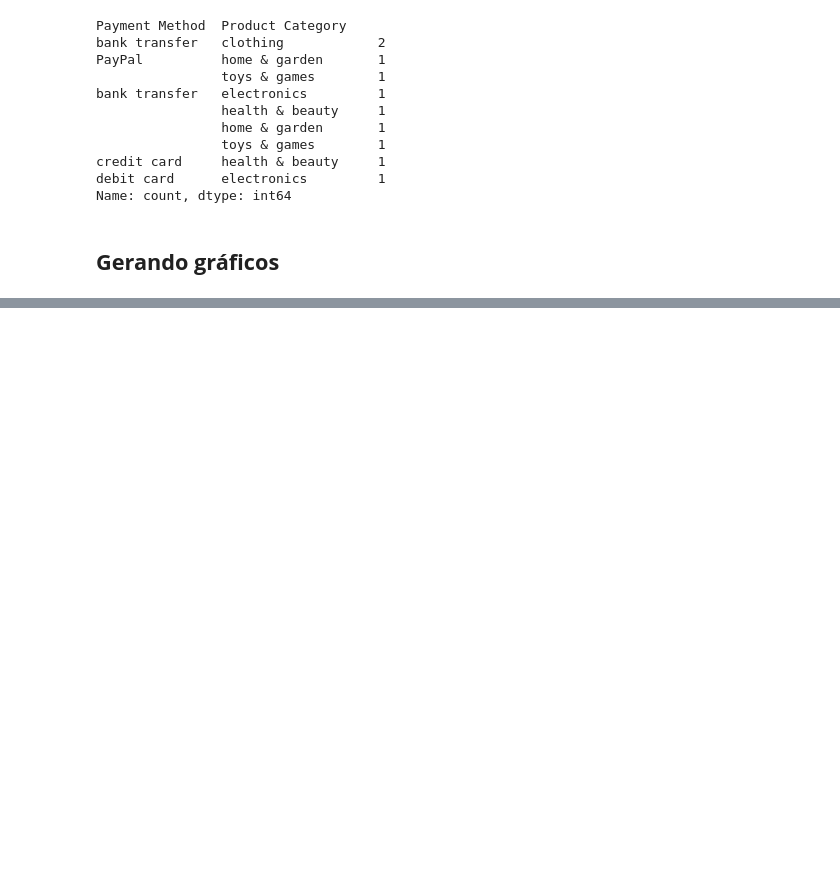
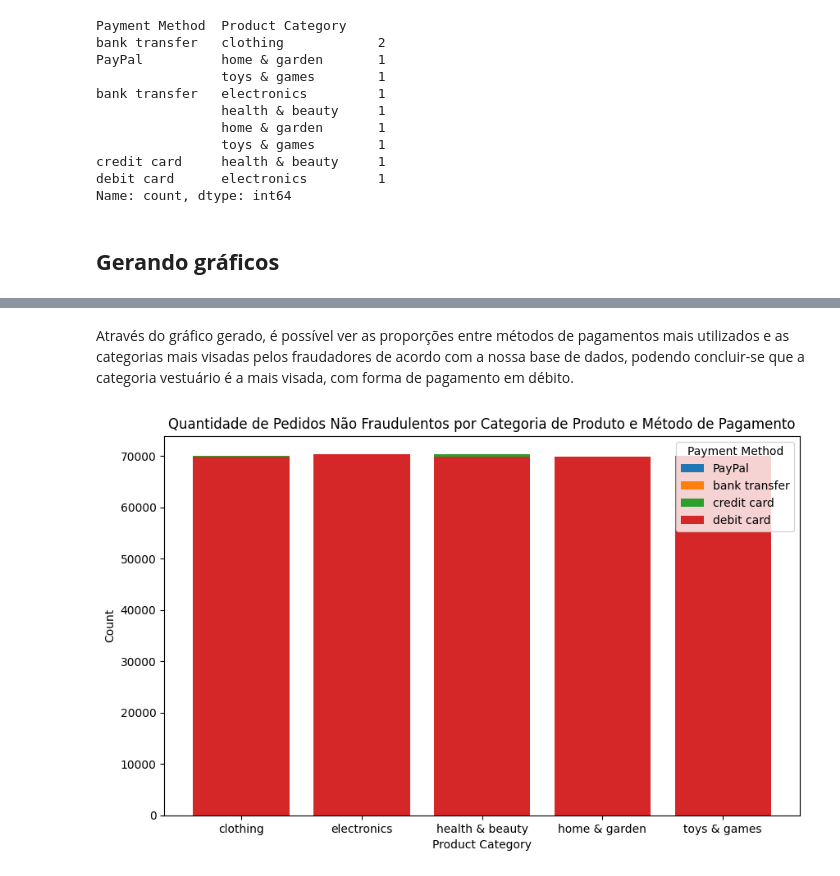
Before and after one commit to lethiciaasevedo1999/on34-python-projetofinal, a Jupyter notebook: material/analise-exploratoria/analise.ipynb, the cells around one changed output, grey strips where cells are left out. Cells and saved outputs as stored; diff of their text form; code cells hidden in the pictures; blank space fills up the shorter version.

Commit message:
Gerando gráficos e finalizando análise exploratória

```diff
--- a/material/analise-exploratoria/analise.ipynb
+++ b/material/analise-exploratoria/analise.ipynb
@@ -301,0 +312,24 @@ Name: count, dtype: int64
+# %% [markdown]
+Através do gráfico gerado, é possível ver as proporções entre métodos de pagamentos mais utilizados e as categorias mais visadas pelos fraudadores de acordo com a nossa base de dados, podendo concluir-se que a categoria vestuário é a mais visada, com forma de pagamento em débito.
+# %%
+import matplotlib.pyplot as plt
+
+pedidos_nao_fraudulentos = df_dados[df_dados['Is Fraudulent'] == 0]
+
+quantia_nao_fraudulentos = pedidos_nao_fraudulentos.groupby(['Payment Method', 'Product Category']).size().reset_index(name='Count')
+
+fig, ax = plt.subplots(figsize=(10, 6))
+
+
+for method in quantia_nao_fraudulentos['Payment Method'].unique():
+    subset = quantia_nao_fraudulentos[quantia_nao_fraudulentos['Payment Method'] == method]
+    ax.bar(subset['Product Category'], subset['Count'], label=method)
+
+ax.set_xlabel('Product Category')
+ax.set_ylabel('Count')
+ax.set_title('Quantidade de Pedidos Não Fraudulentos por Categoria de Produto e Método de Pagamento')
+
+ax.legend(title='Payment Method')
+plt.show()
+# %% [output]
+[figure, added]
```
Also changed, not shown: parts of 8 cells of this notebook.
